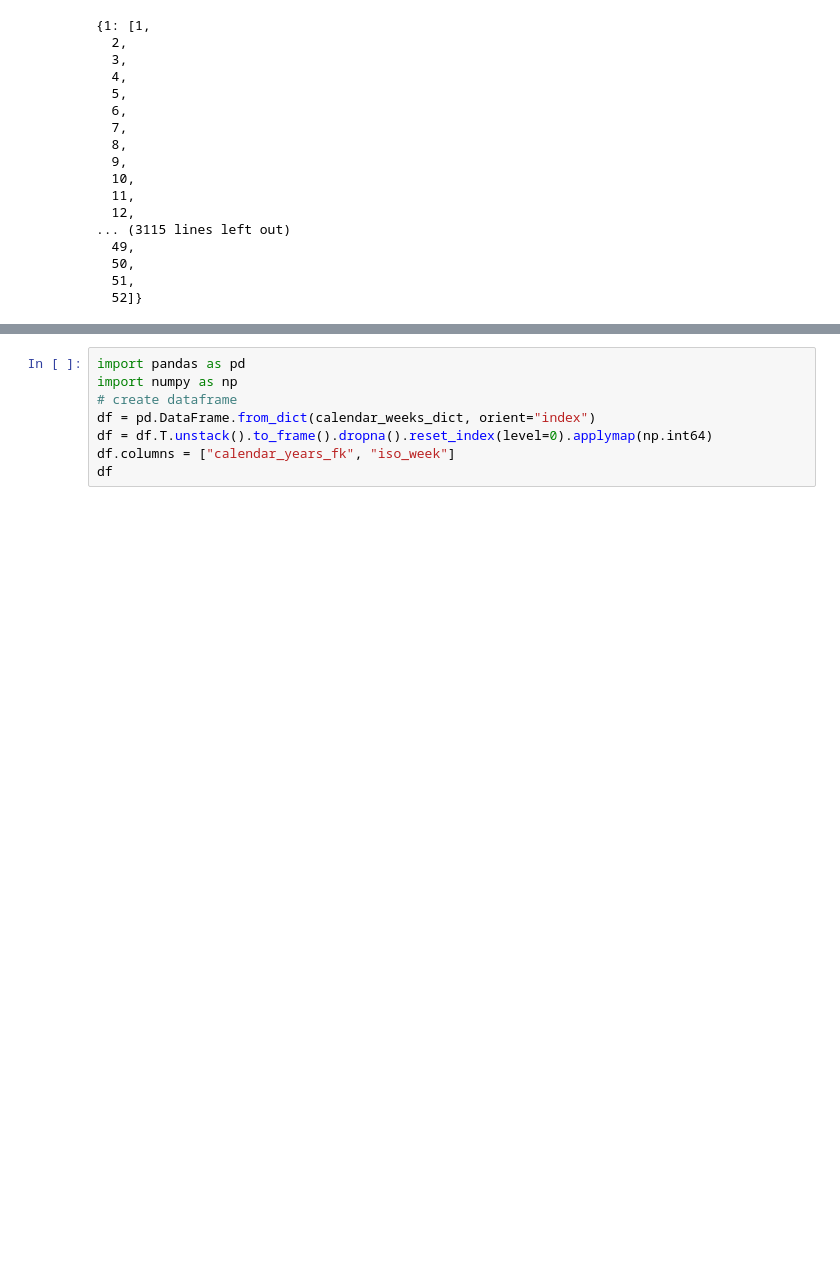
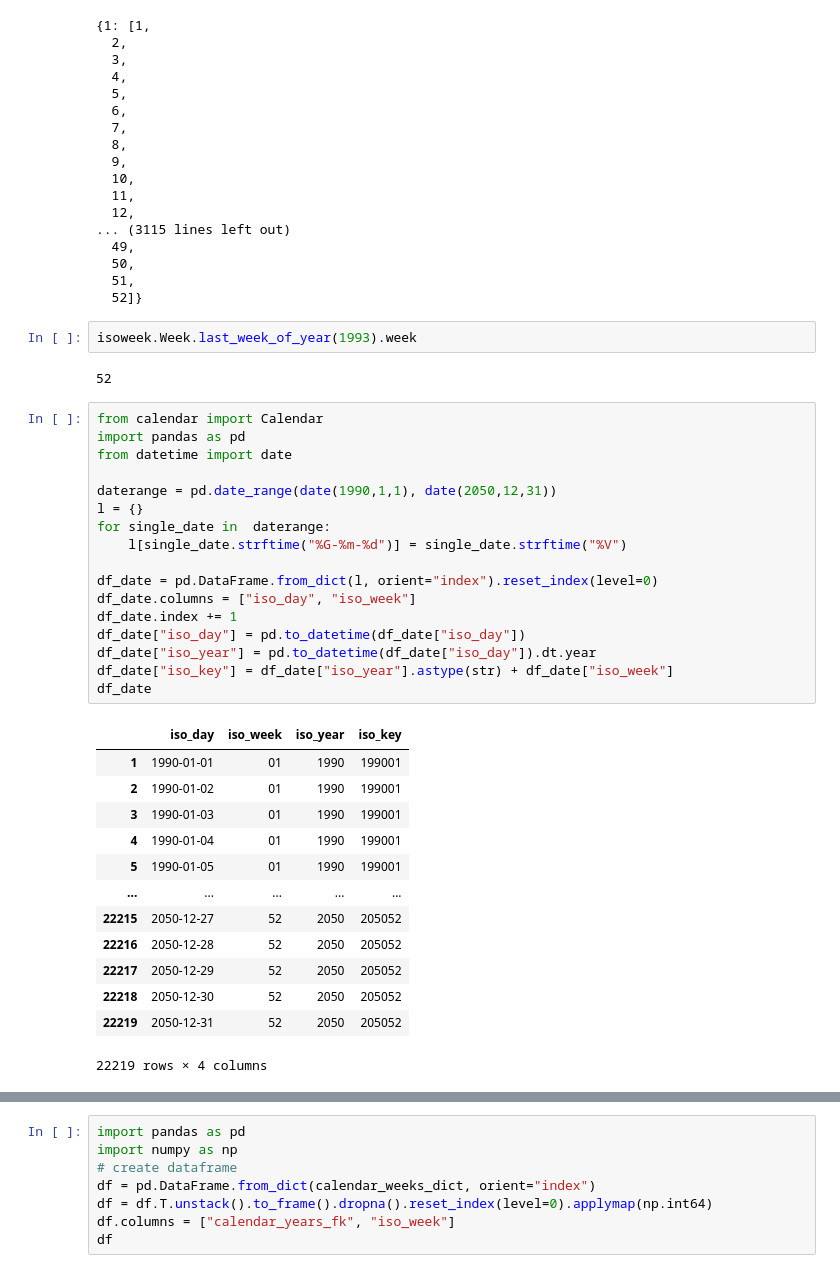
Before and after one commit to dstoecklein/corona-analysis, a Jupyter notebook: notebooks/sqlite_test.ipynb, the cells around one changed output, grey strips where cells are left out. Cells and saved outputs as stored; diff of their text form; blank space fills up the shorter version.

```diff
--- a/notebooks/sqlite_test.ipynb
+++ b/notebooks/sqlite_test.ipynb
@@ -368,3 +411,38 @@ calendar_weeks_dict
   50,
   51,
   52]}
+# %%
+isoweek.Week.last_week_of_year(1993).week
+# %% [output]
+52
+# %%
+from calendar import Calendar
+import pandas as pd
+from datetime import date
+
+daterange = pd.date_range(date(1990,1,1), date(2050,12,31))
+l = {}
+for single_date in  daterange:
+    l[single_date.strftime("%G-%m-%d")] = single_date.strftime("%V")
+
+df_date = pd.DataFrame.from_dict(l, orient="index").reset_index(level=0)
+df_date.columns = ["iso_day", "iso_week"]
+df_date.index += 1
+df_date["iso_day"] = pd.to_datetime(df_date["iso_day"])
+df_date["iso_year"] = pd.to_datetime(df_date["iso_day"]).dt.year
+df_date["iso_key"] = df_date["iso_year"].astype(str) + df_date["iso_week"]
+df_date
+# %% [output]
+|  | iso_day | iso_week | iso_year | iso_key |
+| 1 | 1990-01-01 | 01 | 1990 | 199001 |
+| 2 | 1990-01-02 | 01 | 1990 | 199001 |
+| 3 | 1990-01-03 | 01 | 1990 | 199001 |
+| 4 | 1990-01-04 | 01 | 1990 | 199001 |
+| 5 | 1990-01-05 | 01 | 1990 | 199001 |
+| ... | ... | ... | ... | ... |
+| 22215 | 2050-12-27 | 52 | 2050 | 205052 |
+| 22216 | 2050-12-28 | 52 | 2050 | 205052 |
+| 22217 | 2050-12-29 | 52 | 2050 | 205052 |
+| 22218 | 2050-12-30 | 52 | 2050 | 205052 |
+| 22219 | 2050-12-31 | 52 | 2050 | 205052 |
+22219 rows × 4 columns
```
Also changed, not shown: parts of 24 cells of this notebook, 3 other files.
